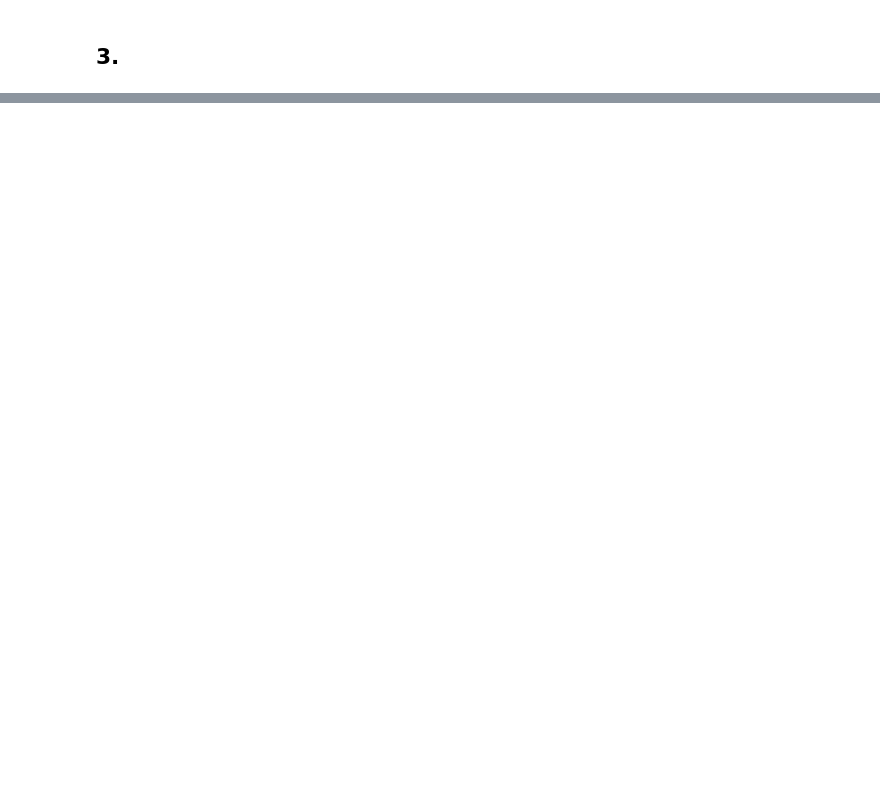
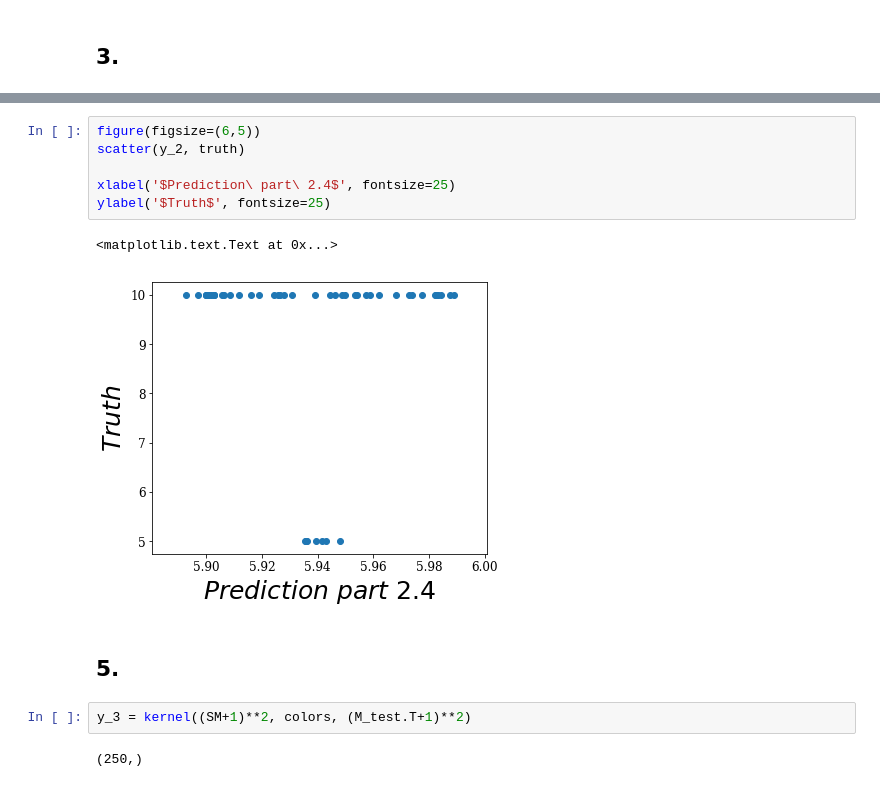
Before and after one commit to jngaravitoc/Lecture_notes_UofA, a Jupyter notebook: DataScience/HWs/HW3.ipynb, the cells around one changed output, grey strips where cells are left out. Drawn from its saved outputs; the diff is of its cells as text; blank space fills up the shorter version.

```diff
--- a/DataScience/HWs/HW3.ipynb
+++ b/DataScience/HWs/HW3.ipynb
@@ -60,0 +120,15 @@ scatter(x2[index_c2,0], -x2[index_c2,1], s=3)
+# %%
+figure(figsize=(6,5))
+scatter(y_2, truth)
+
+xlabel('$Prediction\ part\ 2.4$', fontsize=25)
+ylabel('$Truth$', fontsize=25)
+# %% [output]
+<matplotlib.text.Text at 0x...>
+[figure, added]
+# %% [markdown]
+## 5.
+# %%
+y_3 = kernel((SM+1)**2, colors, (M_test.T+1)**2)
+# %% [output]
+(250,)
```
Also changed, not shown: parts of 14 cells of this notebook.
